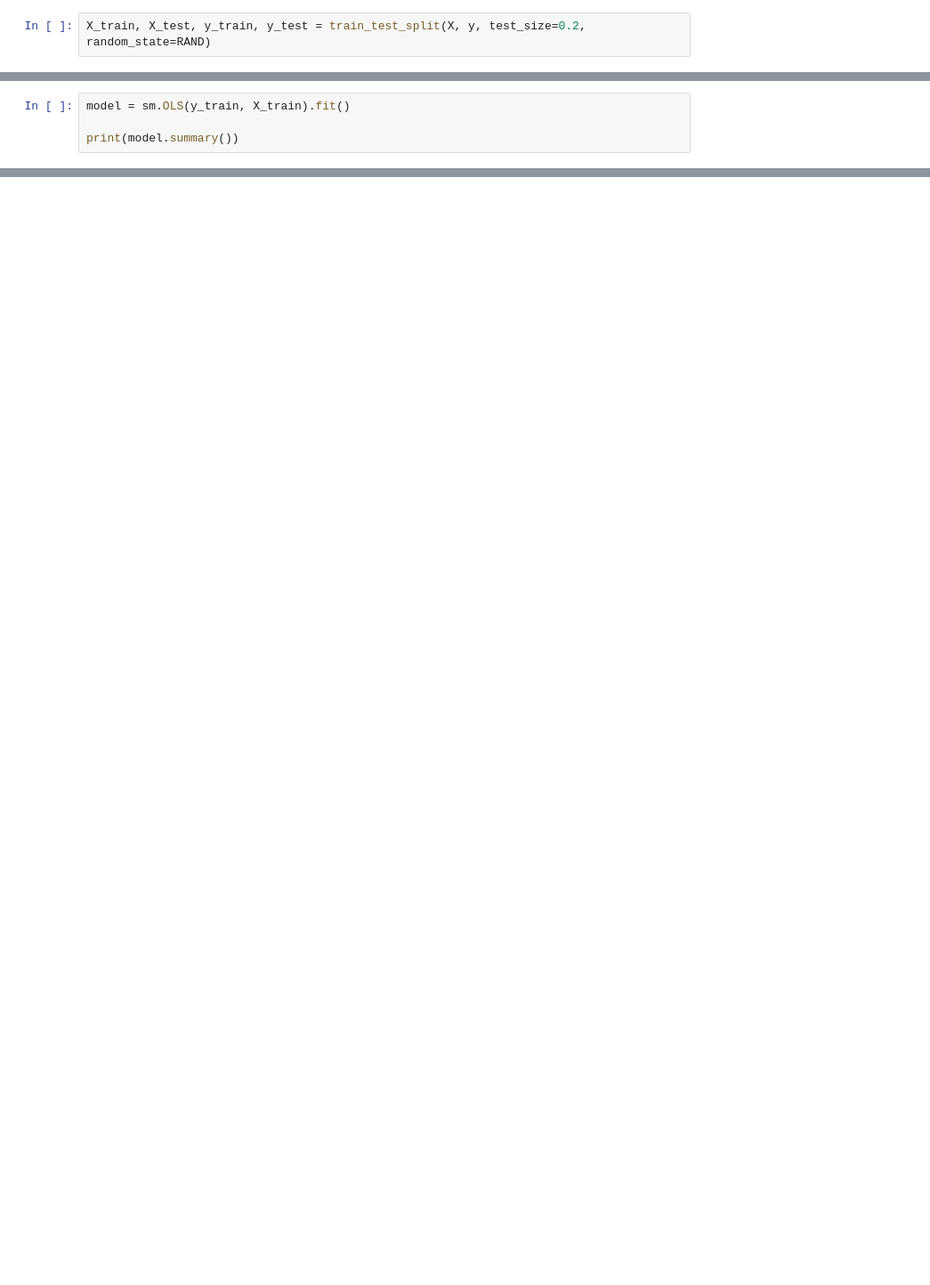
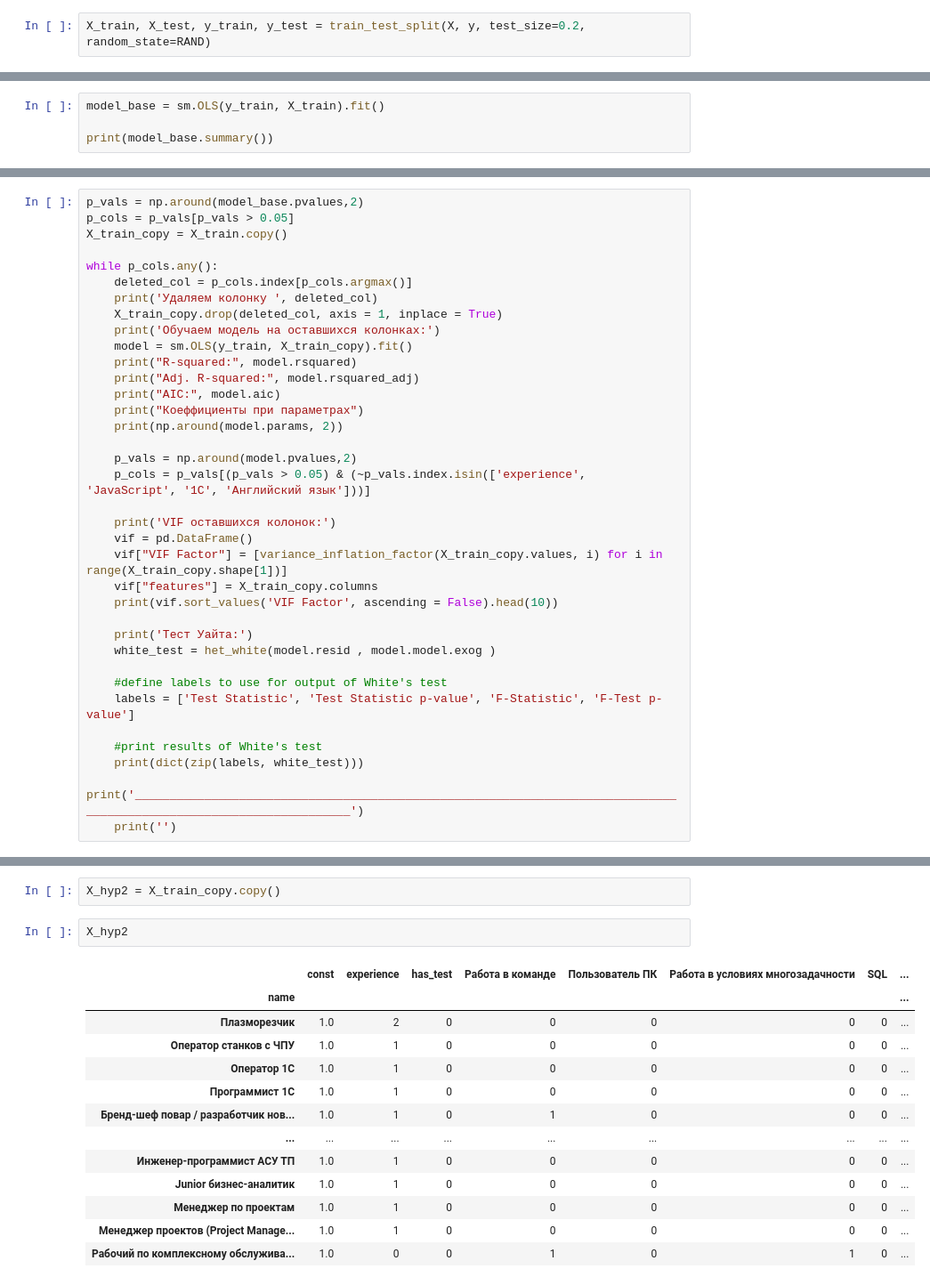
Before and after one commit to denozavrus/Project_Vaccancies, a Jupyter notebook: scripts/Notebooks/Hypothesis.ipynb, the cells around one changed output, grey strips where cells are left out. Shown at 89% size. Drawn from its saved outputs; the diff is of its cells as text; blank space fills up the shorter version.

Commit message:
Model parameters

```diff
--- a/scripts/Notebooks/Hypothesis.ipynb
+++ b/scripts/Notebooks/Hypothesis.ipynb
@@ -997,7 +1001,7 @@ X_train, X_test, y_train, y_test = train_test_split(X, y, test_size=0.2, random_
 # %%
-model = sm.OLS(y_train, X_train).fit()
+model_base = sm.OLS(y_train, X_train).fit()
 
-print(model.summary())
+print(model_base.summary())
 # %% [output]
                             OLS Regression Results
 ==============================================================================
@@ -1175,0 +1107,36 @@ ________________________________________________________________________________
+# %%
+p_vals = np.around(model_base.pvalues,2)
+p_cols = p_vals[p_vals > 0.05]
+X_train_copy = X_train.copy()
+
+while p_cols.any():
+    deleted_col = p_cols.index[p_cols.argmax()]
+    print('Удаляем колонку ', deleted_col)
+    X_train_copy.drop(deleted_col, axis = 1, inplace = True)
+    print('Обучаем модель на оставшихся колонках:')
+    model = sm.OLS(y_train, X_train_copy).fit()
+    print("R-squared:", model.rsquared)
+    print("Adj. R-squared:", model.rsquared_adj)
+    print("AIC:", model.aic)
+    print("Коеффициенты при параметрах")
+    print(np.around(model.params, 2))
+
+    p_vals = np.around(model.pvalues,2)
+    p_cols = p_vals[(p_vals > 0.05) & (~p_vals.index.isin(['experience', 'JavaScript', '1С', 'Английский язык']))]
+
+    print('VIF оставшихся колонок:')
+    vif = pd.DataFrame()
+    vif["VIF Factor"] = [variance_inflation_factor(X_train_copy.values, i) for i in range(X_train_copy.shape[1])]
+    vif["features"] = X_train_copy.columns
+    print(vif.sort_values('VIF Factor', ascending = False).head(10))
+
+    print('Тест Уайта:')
+    white_test = het_white(model.resid , model.model.exog )
+
+    #define labels to use for output of White's test
+    labels = ['Test Statistic', 'Test Statistic p-value', 'F-Statistic', 'F-Test p-value']
+
+    #print results of White's test
+    print(dict(zip(labels, white_test)))
+    print('____________________________________________________________________________________________________________________')
+    print('')
@@ -1175,0 +1192,18 @@ ________________________________________________________________________________
+# %%
+X_hyp2 = X_train_copy.copy()
+# %%
+X_hyp2
+# %% [output]
+|  | const | experience | has_test | Работа в команде | Пользователь ПК | Работа в условиях многозадачности | SQL | ... |
+| name |  |  |  |  |  |  |  | ... |
+| Плазморезчик | 1.0 | 2 | 0 | 0 | 0 | 0 | 0 | ... |
+| Оператор станков с ЧПУ | 1.0 | 1 | 0 | 0 | 0 | 0 | 0 | ... |
+| Оператор 1C | 1.0 | 1 | 0 | 0 | 0 | 0 | 0 | ... |
+| Программист 1C | 1.0 | 1 | 0 | 0 | 0 | 0 | 0 | ... |
+| Бренд-шеф повар / разработчик нов... | 1.0 | 1 | 0 | 1 | 0 | 0 | 0 | ... |
+| ... | ... | ... | ... | ... | ... | ... | ... | ... |
+| Инженер-программист АСУ ТП | 1.0 | 1 | 0 | 0 | 0 | 0 | 0 | ... |
+| Junior бизнес-аналитик | 1.0 | 1 | 0 | 0 | 0 | 0 | 0 | ... |
+| Менеджер по проектам | 1.0 | 1 | 0 | 0 | 0 | 0 | 0 | ... |
+| Менеджер проектов (Project Manage... | 1.0 | 1 | 0 | 0 | 0 | 0 | 0 | ... |
+| Рабочий по комплексному обслужива... | 1.0 | 0 | 0 | 1 | 0 | 1 | 0 | ... |
```
Also changed, not shown: parts of 50 cells of this notebook.
